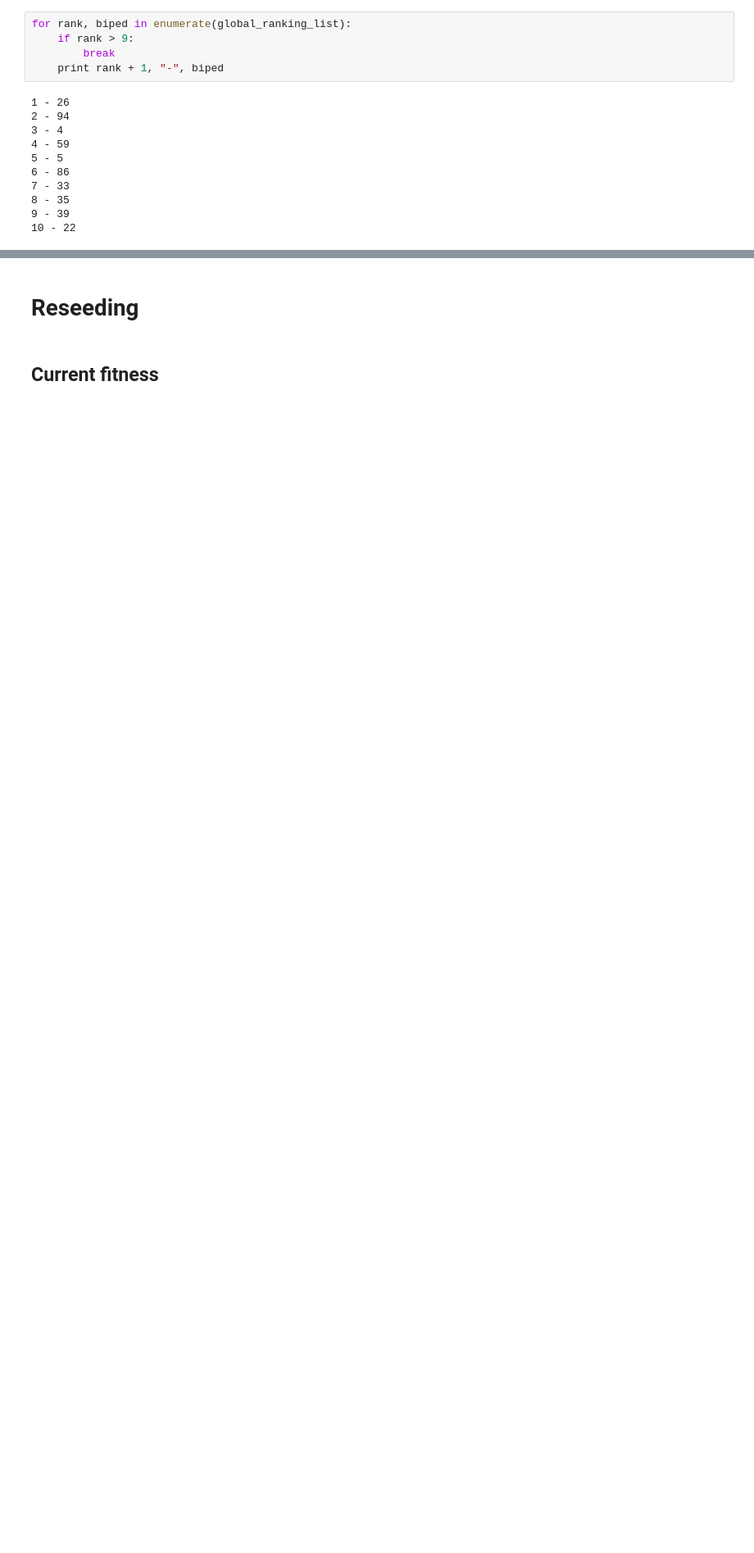
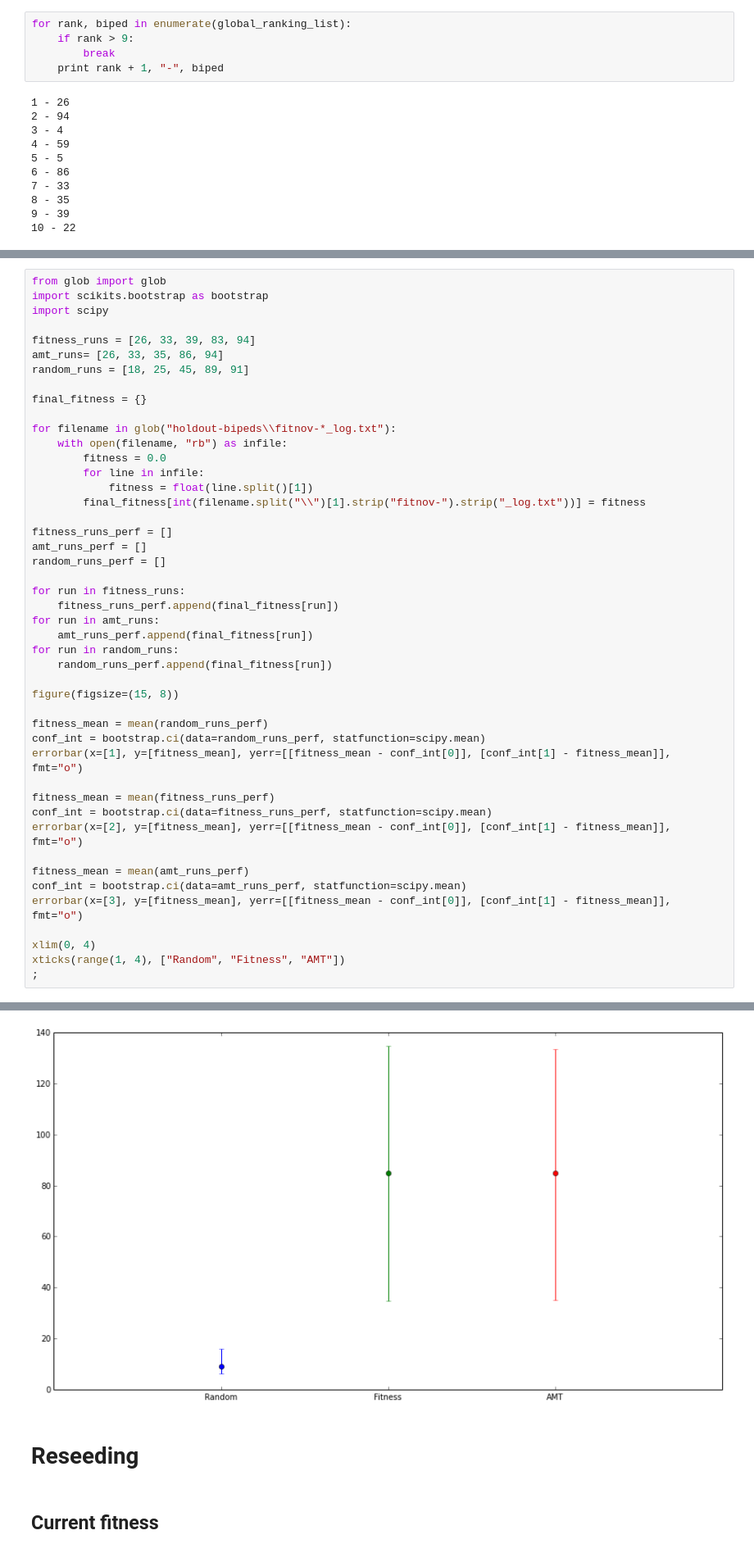
Before and after one commit to rhiever/AMT-biped-analysis, a Jupyter notebook: Biped AMT ratings.ipynb, the cells around one changed output, grey strips where cells are left out. Shown at 82% size. Saved outputs shown, nothing was run; the diff lists cells and outputs as text; blank space fills up the shorter version.

```diff
--- a/Biped AMT ratings.ipynb
+++ b/Biped AMT ratings.ipynb
@@ -863,0 +866,47 @@ for rank, biped in enumerate(global_ranking_list):
+# %%
+from glob import glob
+import scikits.bootstrap as bootstrap
+import scipy
+
+fitness_runs = [26, 33, 39, 83, 94]
+amt_runs= [26, 33, 35, 86, 94]
+random_runs = [18, 25, 45, 89, 91]
+
+final_fitness = {}
+
+for filename in glob("holdout-bipeds\\fitnov-*_log.txt"):
+    with open(filename, "rb") as infile:
+        fitness = 0.0
+        for line in infile:
+            fitness = float(line.split()[1])
+        final_fitness[int(filename.split("\\")[1].strip("fitnov-").strip("_log.txt"))] = fitness
+
+fitness_runs_perf = []
+amt_runs_perf = []
+random_runs_perf = []
+
+for run in fitness_runs:
+    fitness_runs_perf.append(final_fitness[run])
+for run in amt_runs:
+    amt_runs_perf.append(final_fitness[run])
+for run in random_runs:
+    random_runs_perf.append(final_fitness[run])
+
+figure(figsize=(15, 8))
+
+fitness_mean = mean(random_runs_perf)
+conf_int = bootstrap.ci(data=random_runs_perf, statfunction=scipy.mean)
+errorbar(x=[1], y=[fitness_mean], yerr=[[fitness_mean - conf_int[0]], [conf_int[1] - fitness_mean]], fmt="o")
+
+fitness_mean = mean(fitness_runs_perf)
+conf_int = bootstrap.ci(data=fitness_runs_perf, statfunction=scipy.mean)
+errorbar(x=[2], y=[fitness_mean], yerr=[[fitness_mean - conf_int[0]], [conf_int[1] - fitness_mean]], fmt="o")
+
+fitness_mean = mean(amt_runs_perf)
+conf_int = bootstrap.ci(data=amt_runs_perf, statfunction=scipy.mean)
+errorbar(x=[3], y=[fitness_mean], yerr=[[fitness_mean - conf_int[0]], [conf_int[1] - fitness_mean]], fmt="o")
+
+xlim(0, 4)
+xticks(range(1, 4), ["Random", "Fitness", "AMT"])
+;
+# %% [output]
@@ -864,3 +914,4 @@ for rank, biped in enumerate(global_ranking_list):
+[figure, added]
 # %% [markdown]
 # Reseeding
 # %% [markdown]
```
Also changed, not shown: parts of 2 cells of this notebook.
